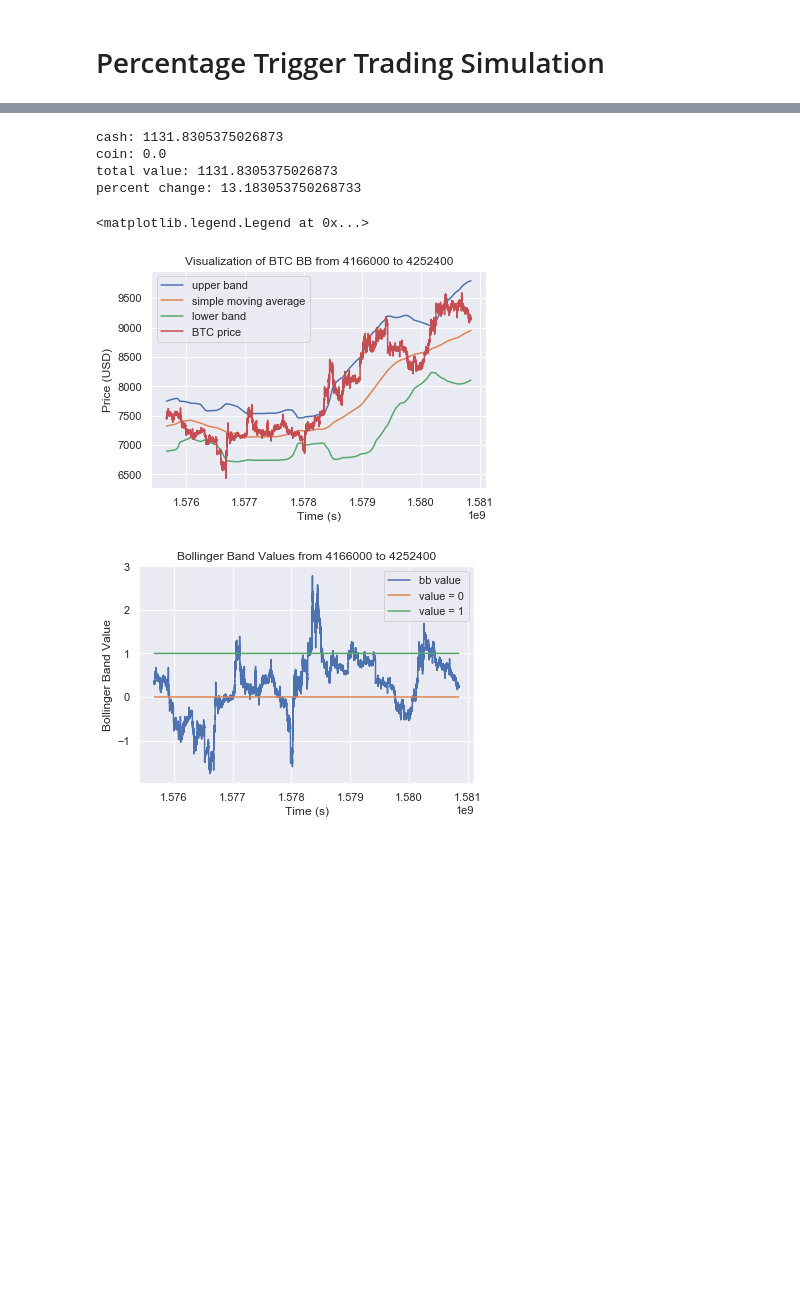
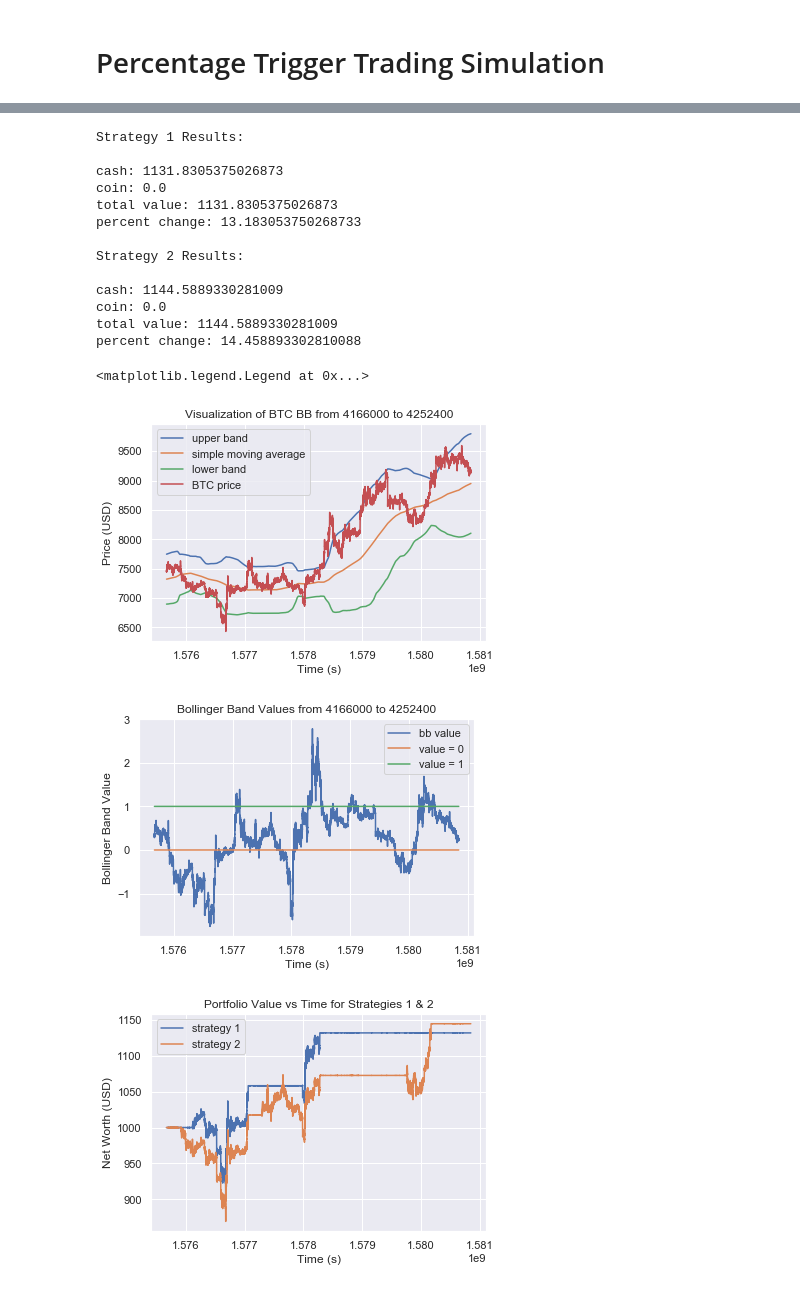
Before and after one commit to wyattgf/crypto-algo-trader, a Jupyter notebook: TradingAlgo.ipynb, the cells around one changed output, grey strips where cells are left out. Saved outputs shown, nothing was run; the diff lists cells and outputs as text; code cells hidden in the pictures; blank space fills up the shorter version.

```diff
--- a/TradingAlgo.ipynb
+++ b/TradingAlgo.ipynb
@@ -398,6 +400,6 @@ trade prop = 1.0: (trigger = 0.08, profit = 21.0019%)
 # %%
-#bb value < 0: buying position
-#bb value > 1: selling position
+#price < low band: buying position
+#price > high band: selling position
 
 sd_map = {
     10:1.5,
@@ -406,14 +408,17 @@ sd_map = {
     50:2.5,
 }
 
-start = int(4.166 * 10**6 + 0*len(day))
-end = start + int(60*minutes_in_day)
+start = int(4.166 * 10**6 + 0*len(day)) # good demonstration day
+
+#start = int(3.5 * 10**6)
+end = start + int(60*minutes_in_day) # across two months
+
+#end = 4857376 # TOGGLE for all data
+Estart = 0 + time_delta*rank # TOGGLE for all data
+
 rank = 14
 time_delta = 1440 # TOGGLE 1, 60, 1440 for minutes, hours, days, respectively
 time_interval = end-start
-
-cash, coin, buy, sell, arr_index = (1000,0,0,0,0) # TOGGLE starting cash/coin values
-starting_wealth = cash + coin * get_curr_price(start-1) if not np.isnan(get_curr_price(start-1)) else cash
 
 prev_avg, nan_offset = calc_mov_avg(rank, time_delta, start) #preprocessing
 prev_price = get_curr_price(start-1)
@@ -427,9 +432,20 @@ upper_band = [float] * arr_len
 moving_avg = [float] * arr_len
 lower_band = [float] * arr_len
 bb_values = [float] * arr_len
+overall_wealth_1 = [float] * arr_len
+overall_wealth_2 = [float] * arr_len
 
 
 arr_index = 0
+
+# for first algo
+cash_1, coin_1, buy_1, sell_1 = (1000,0,0,0) # TOGGLE starting cash/coin values
+starting_wealth_1 = cash_1 + coin_1 * get_curr_price(start-1) if not np.isnan(get_curr_price(start-1)) else cash_1
+
+# for second algo
+cash_2, coin_2, buy_2, sell_2 = (1000,0,0,0) # TOGGLE starting cash/coin values
+starting_wealth_2 = cash_2 + coin_2 * get_curr_price(start-1) if not np.isnan(get_curr_price(start-1)) else cash_2
+
 
 for i in range(start, end):
 
@@ -444,44 +460,77 @@ for i in range(start, end):
         lower_band[arr_index] = mov_avg - (sd * sd_map[rank])
         bb_values[arr_index] = (curr_price - mov_avg) / (sd * sd_map[rank])
 
+        #strategy 1
         if curr_price >= upper_band[arr_index] and prev_price < upper_band[arr_index]: #sell on upper band
-            cash, coin, succcess = execute_sell(curr_price, cash, coin, trade_prop)
-            #break
+            cash_1, coin_1, succcess_1 = execute_sell(curr_price, cash_1, coin_1, trade_prop)
+
         elif curr_price <= lower_band[arr_index] and prev_price > lower_band[arr_index]: #buy on lower band
-            cash, coin, succcess = execute_buy(curr_price, cash, coin, trade_prop)
+            cash_1, coin_1, succcess_1 = execute_buy(curr_price, cash_1, coin_1, trade_prop)
 
+        #strategy 2
+        if bb_values[arr_index] >= 1: #sell on >= 1
+            cash_2, coin_2, succcess_2 = execute_sell(curr_price, cash_2, coin_2, trade_prop)
+
+        elif bb_values[arr_index] <= 0: #buy on <= 0
+            cash_2, coin_2, succcess_2 = execute_buy(curr_price, cash_2, coin_2, trade_prop)
+
+
+        overall_wealth_1[arr_index] = coin_1 * curr_price + cash_1
+        overall_wealth_2[arr_index] = coin_2 * curr_price + cash_2
         arr_index+=1
 
     prev_avg = mov_avg
     prev_price = curr_price
 
-list_assets(starting_wealth, cash, coin, end)
+print("Strategy 1 Results: \n")
+res=list_assets(starting_wealth_1, cash_1, coin_1, end)
+
+print("Strategy 2 Results: \n")
+res=list_assets(starting_wealth_2, cash_2, coin_2, end)
 
 time_space = df['Timestamp'][start:end:sample_rate]
 
 plt.figure(0)
 plt.plot(time_space, upper_band, label='upper band')
 plt.plot(time_space, moving_avg, label='simple moving average')
 plt.plot(time_space, lower_band, label='lower band')
 plt.plot(time_space, df['Weighted_Price'][start:end:sample_rate], label='BTC price')
 plt.title(f'Visualization of BTC BB from {start} to {end}')
 plt.xlabel('Time (s)')
 plt.ylabel('Price (USD)')
 plt.legend(loc='best')
 
 plt.figure(1)
 plt.plot(time_space, bb_values, label='bb value')
 plt.plot(time_space, [0] * arr_len, label='value = 0')
 plt.plot(time_space, [1] * arr_len, label='value = 1')
 plt.title(f'Bollinger Band Values from {start} to {end}')
 plt.xlabel('Time (s)')
 plt.ylabel('Bollinger Band Value')
 plt.legend(loc='best')
+
+plt.figure(2)
+plt.plot(time_space, overall_wealth_1, label='strategy 1')
+plt.plot(time_space, overall_wealth_2, label='strategy 2')
+plt.title('Portfolio Value vs Time for Strategies 1 & 2')
+plt.xlabel('Time (s)')
+plt.ylabel('Net Worth (USD)')
+plt.legend(loc='best')
 # %% [output]
+Strategy 1 Results:
+
 cash: 1131.8305375026873
 coin: 0.0
 total value: 1131.8305375026873
 percent change: 13.183053750268733
+
+Strategy 2 Results:
+
+cash: 1144.5889330281009
+coin: 0.0
+total value: 1144.5889330281009
+percent change: 14.458893302810088
 <matplotlib.legend.Legend at 0x...>
 [figure]
 [figure]
+[figure, added]
```
Also changed, not shown: parts of 12 cells of this notebook.
